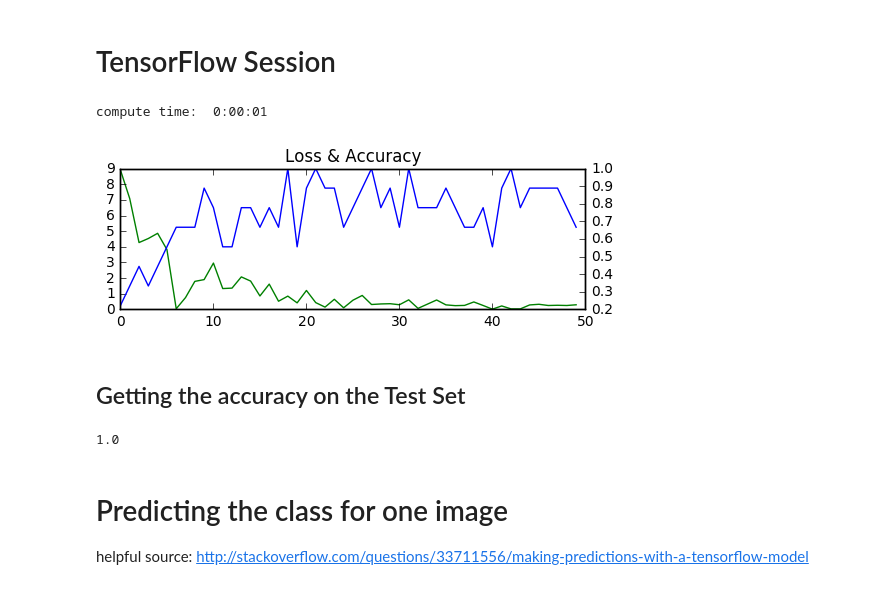
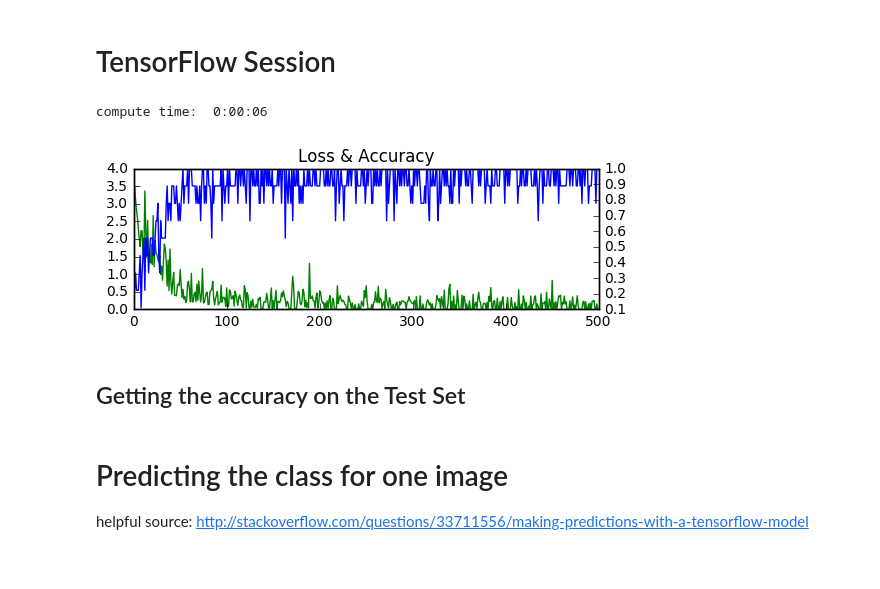
Before and after one commit to matthew-alexander/traffic-signs-tensorflow, a Jupyter notebook: tiny_data_Convolutional_layer_traffic_linear_B&W.ipynb, the cells around one changed output. Drawn from its saved outputs; the diff is of its cells as text; code cells hidden in the pictures.

```diff
--- a/tiny_data_Convolutional_layer_traffic_linear_B&W.ipynb
+++ b/tiny_data_Convolutional_layer_traffic_linear_B&W.ipynb
@@ -93,14 +96,14 @@ def pre_process_image(image):
     image = cv2.cvtColor(image, cv2.COLOR_BGR2GRAY)
     image = cv2.resize(image, (32,32),interpolation = cv2.INTER_CUBIC)
 
-    #Min-Max scaling for greyscale image data
-#     Xmin = 0
-#     Xmax = 255
-#     a = 0.1
-#     b = 0.9
+#     Min-Max scaling for greyscale image data
+    Xmin = 0
+    Xmax = 255
+    a = 0.1
+    b = 0.9
 
-# #     image = a + ((image - Xmin) * (b-a)) / (Xmax-Xmin)
-    image = image - np.mean(X_train)
+    image = a + ((image - Xmin) * (b-a)) / (Xmax-Xmin)
+#     image = image - np.mean(X_train)
     return image
 # %%
 image_GS_train = np.array([pre_process_image(X_tiny[i]) for i in range(len(X_tiny))], dtype = np.float32)
@@ -154,11 +157,11 @@ def random_batch():
 # Configuring the Neural Network
 # %%
 # Convolutional Layer 1.
-filter_size1 = 5          # Convolution filters are 5 x 5 pixels.
+filter_size1 = 4       # Convolution filters are 5 x 5 pixels.
 num_filters1 = 16         # There are 16 of these filters.
 
 # Convolutional Layer 2.
-filter_size2 = 5          # Convolution filters are 5 x 5 pixels.
+filter_size2 = 4          # Convolution filters are 5 x 5 pixels.
 num_filters2 = 36         # There are 36 of these filters.
 
 # Fully-connected layer.
@@ -295,6 +282,23 @@ x_image = tf.reshape(x, [-1, img_size, img_size, num_channels])
 # %% [markdown]
 # TensorFlow model
 # %%
+
+img_size = 32
+num_channels = 1
+num_classes = 43
+learning_rate = 1e-3
+batch_size = 9
+keep_prob = 0.9
+
+x = tf.placeholder(tf.float32, [None, img_size_flat])
+y = tf.placeholder(tf.float32, [None, n_classes])
+
+# sets up a place for the non one-hot classes to go
+y_true_cls = tf.placeholder(tf.int64, [None])
+
+# thhis is putting the images back into the 4 dimensional format for the convo layers
+x_image = tf.reshape(x, [-1, img_size, img_size, num_channels])
+
 # convolutinal layer 1
 layer_conv1, weights_conv1 = \
     new_conv_layer(input=x_image,
@@ -379,16 +381,19 @@ sess = tf.Session()
+# %%
+# sess = tf.Session()
+sess= tf.Session(config=tf.ConfigProto(log_device_placement=True))
 # %%
 start_time = time.time()
 sess.run(tf.initialize_all_variables())
 
-optimize(50)
+optimize(500)
 
 end_time = time.time()
 compute_time = end_time - start_time
 
 print("compute time: " , str(timedelta(seconds = int(round(compute_time)))))
 # %% [output]
-compute time:  0:00:01
+compute time:  0:00:06
-[figure, old version]
+[figure, new version]
 # %% [markdown]
 ## Getting the accuracy on the Test Set
 # %%
@@ -404,8 +409,6 @@ feed_dict_test = {x: image_flat_test,
 
 acc = sess.run(accuracy,feed_dict=feed_dict_test)
 print(acc)
-# %% [output]
-1.0
 # %%
 feed_dict = {x: image_flat_test[0:9]}
 classification = sess.run(y_pred, feed_dict)
```
Also changed, not shown: parts of 4 cells of this notebook, 3 other files.
